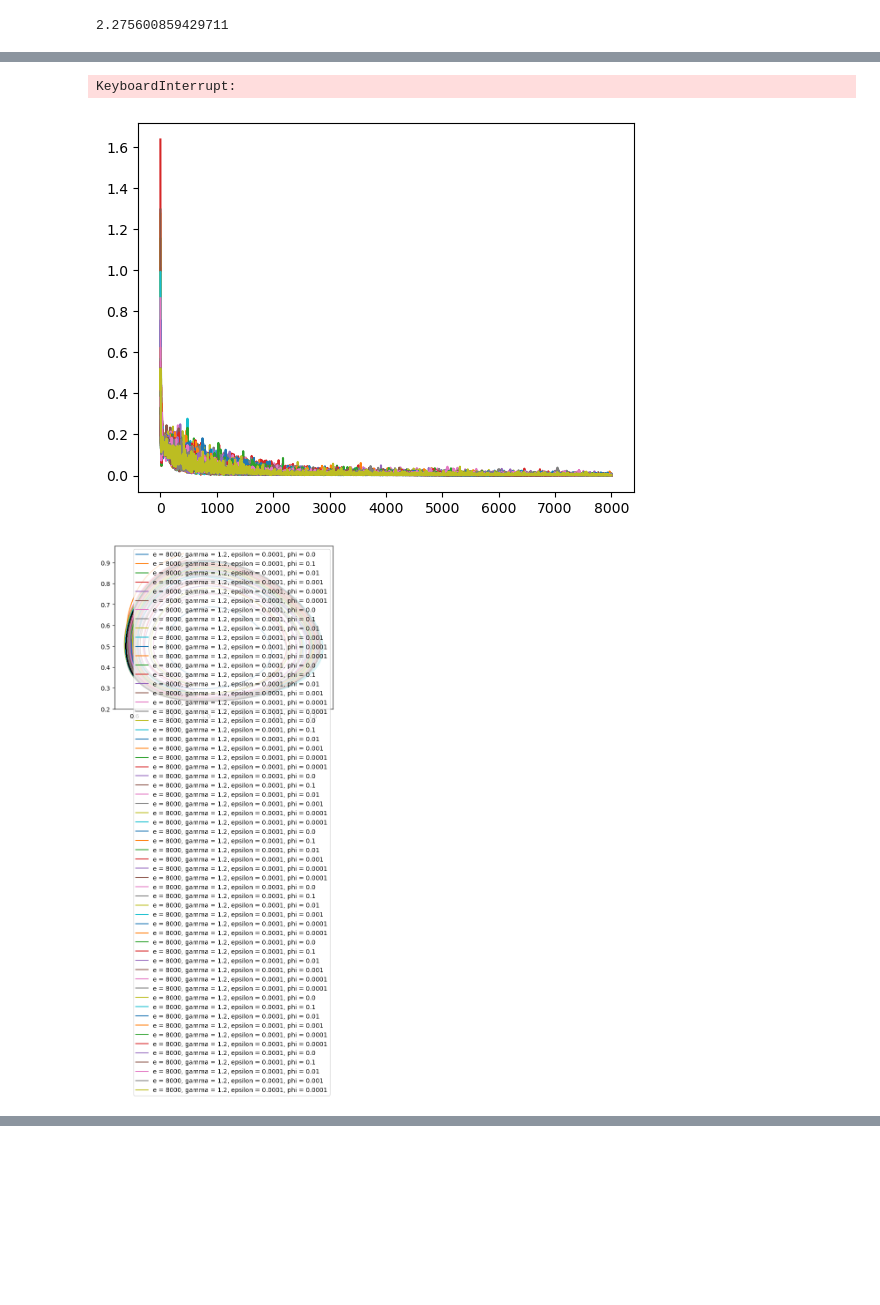
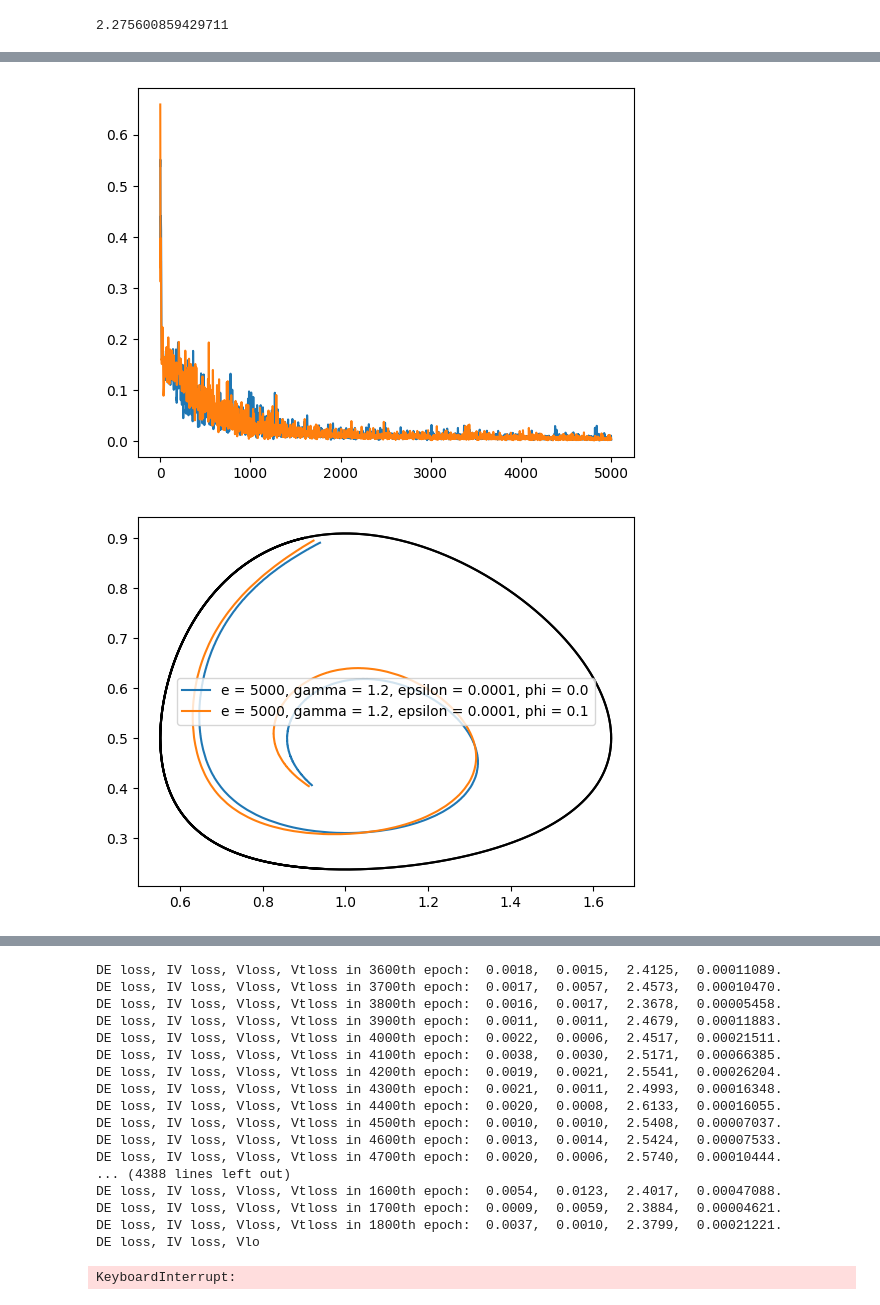
Before and after one commit to WasiimMK/lvpinn, a Jupyter notebook: experiments/hamiltonian_epsilon_phi.ipynb, the cells around one changed output, grey strips where cells are left out. Cells and saved outputs as stored; diff of their text form; code cells hidden in the pictures; blank space fills up the shorter version.

```diff
--- a/experiments/hamiltonianmaybefinal.ipynb
+++ b/experiments/hamiltonian_epsilon_phi.ipynb
@@ -50,7 +49,7 @@ print(v0)
 # %% [output]
 2.275600859429711
 # %%
-with open('LV 2,3 4,3 1 1 0.9 0.9 0 12 0.0001.npy', 'rb') as f:
+with open('../baseline/parameters/a=2,3_b=4,3_c=1_d=1_t0=0_tfinal=12_h=0.001.npy', 'rb') as f:
 
     points = np.load(f)
 
@@ -94,4 +92,4 @@ def build_model(nr_units=40, nr_layers=4, summary=False):
 
   return model
 # %%
-#model = build_model(summary = True)
+model = build_model(summary = True)
@@ -231,7 +252,7 @@ def PINNtrain(de_points, x0, y0, epochs, gamma_val, epsilon_val, phi_val):
     nr_batches = 0
 
 
-    if (np.mod(i, 100)==0):
+    if (np.mod(i, 500)==0):
       print("DE loss, IV loss, Vloss, Vtloss in {}th epoch: {: 6.4f}, {: 6.4f}, {: 6.4f}, {: 6.8f}.".format(i, DEloss, IVloss, Vloss, Vtloss))
 
   return epoch_loss, model
@@ -306,13 +327,10 @@ start = time.time()
 # %%
-epochs = 8000
+epochs = 5000
 
-
-for i in range(10) :
-
-    train_plot(epochs, 1.2, 0.0001, 0.0)
-    train_plot(epochs, 1.2, 0.0001, 0.1)
-    train_plot(epochs, 1.2, 0.0001, 0.01)
-    train_plot(epochs, 1.2, 0.0001, 0.001)
-    train_plot(epochs, 1.2, 0.0001, 0.0001)
-    train_plot(epochs, 1.2, 0.0001, 0.0001)
+train_plot(epochs, 1.2, 0.0001, 0.0)
+train_plot(epochs, 1.2, 0.0001, 0.1)
+# train_plot(epochs, 1.2, 0.0001, 0.01)
+# train_plot(epochs, 1.2, 0.0001, 0.001)
+# train_plot(epochs, 1.2, 0.0001, 0.0001)
+# train_plot(epochs, 1.2, 0.0001, 0.0001)
 # %% [output]
@@ -336,3 +357,2 @@ DE loss, IV loss, Vloss, V
-KeyboardInterrupt:
-[figure, old version]
+[figure, new version]
-[figure, old version]
+[figure, new version]
@@ -341,0 +362,18 @@ KeyboardInterrupt:
+DE loss, IV loss, Vloss, Vtloss in 3600th epoch:  0.0018,  0.0015,  2.4125,  0.00011089.
+DE loss, IV loss, Vloss, Vtloss in 3700th epoch:  0.0017,  0.0057,  2.4573,  0.00010470.
+DE loss, IV loss, Vloss, Vtloss in 3800th epoch:  0.0016,  0.0017,  2.3678,  0.00005458.
+DE loss, IV loss, Vloss, Vtloss in 3900th epoch:  0.0011,  0.0011,  2.4679,  0.00011883.
+DE loss, IV loss, Vloss, Vtloss in 4000th epoch:  0.0022,  0.0006,  2.4517,  0.00021511.
+DE loss, IV loss, Vloss, Vtloss in 4100th epoch:  0.0038,  0.0030,  2.5171,  0.00066385.
+DE loss, IV loss, Vloss, Vtloss in 4200th epoch:  0.0019,  0.0021,  2.5541,  0.00026204.
+DE loss, IV loss, Vloss, Vtloss in 4300th epoch:  0.0021,  0.0011,  2.4993,  0.00016348.
+DE loss, IV loss, Vloss, Vtloss in 4400th epoch:  0.0020,  0.0008,  2.6133,  0.00016055.
+DE loss, IV loss, Vloss, Vtloss in 4500th epoch:  0.0010,  0.0010,  2.5408,  0.00007037.
+DE loss, IV loss, Vloss, Vtloss in 4600th epoch:  0.0013,  0.0014,  2.5424,  0.00007533.
+DE loss, IV loss, Vloss, Vtloss in 4700th epoch:  0.0020,  0.0006,  2.5740,  0.00010444.
+... (4388 lines left out)
+DE loss, IV loss, Vloss, Vtloss in 1600th epoch:  0.0054,  0.0123,  2.4017,  0.00047088.
+DE loss, IV loss, Vloss, Vtloss in 1700th epoch:  0.0009,  0.0059,  2.3884,  0.00004621.
+DE loss, IV loss, Vloss, Vtloss in 1800th epoch:  0.0037,  0.0010,  2.3799,  0.00021221.
+DE loss, IV loss, Vlo
+KeyboardInterrupt:
```
Also changed, not shown: parts of 14 cells of this notebook, 2 other files.
